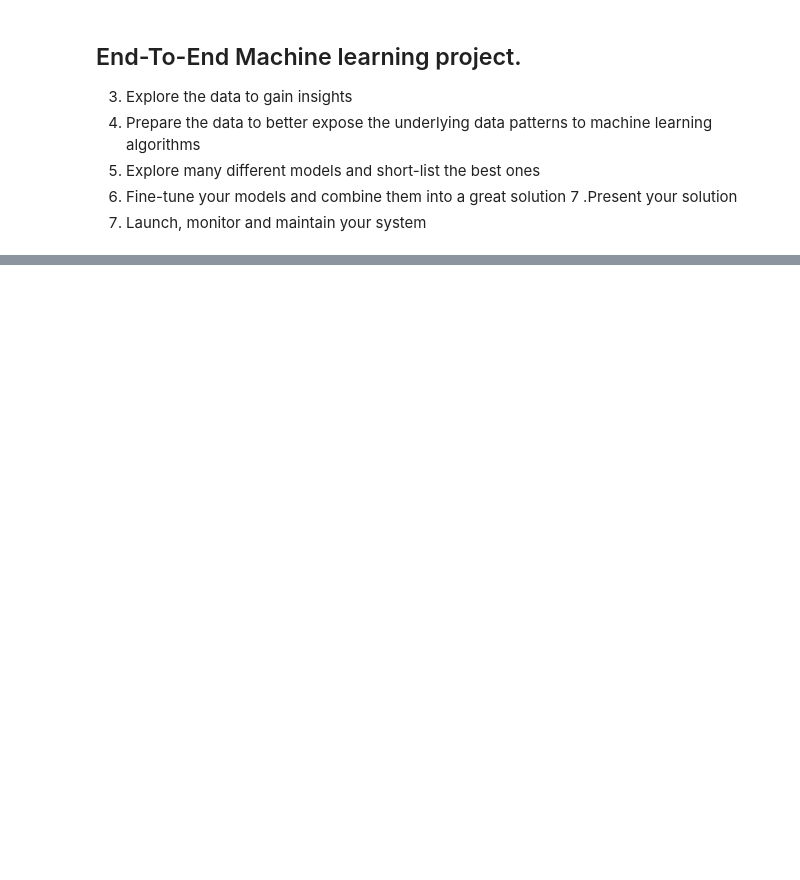
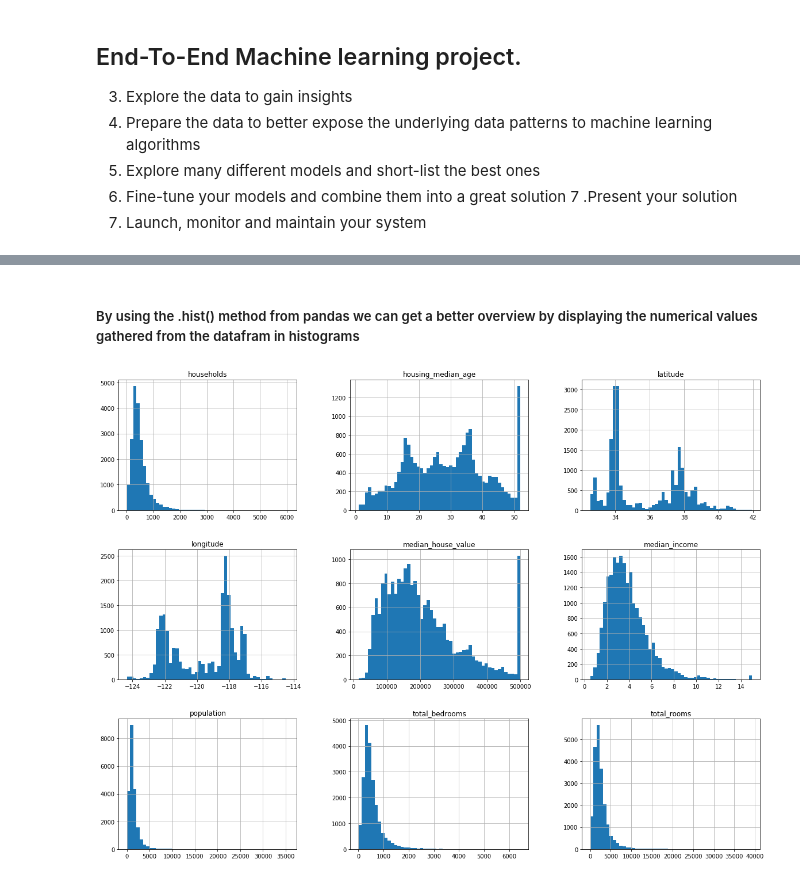
Before and after one commit to 181210/dat158, a Jupyter notebook: Oblig_1/Oblig_1ML.ipynb, the cells around one changed output, grey strips where cells are left out. Cells and saved outputs as stored; diff of their text form; code cells hidden in the pictures; blank space fills up the shorter version.

Commit message:
Setup and gather data complete

```diff
--- a/Oblig_1/Oblig_1ML.ipynb
+++ b/Oblig_1/Oblig_1ML.ipynb
@@ -64,0 +126,7 @@ housing.head()
+# %% [markdown]
+##### By using the .hist() method from pandas we can get a better overview by displaying the numerical values gathered from the datafram in histograms
+# %%
+housing.hist(bins=50, figsize=(20,15))
+plt.show()
+# %% [output]
+[figure, added]
```
Also changed, not shown: parts of 15 cells of this notebook.
